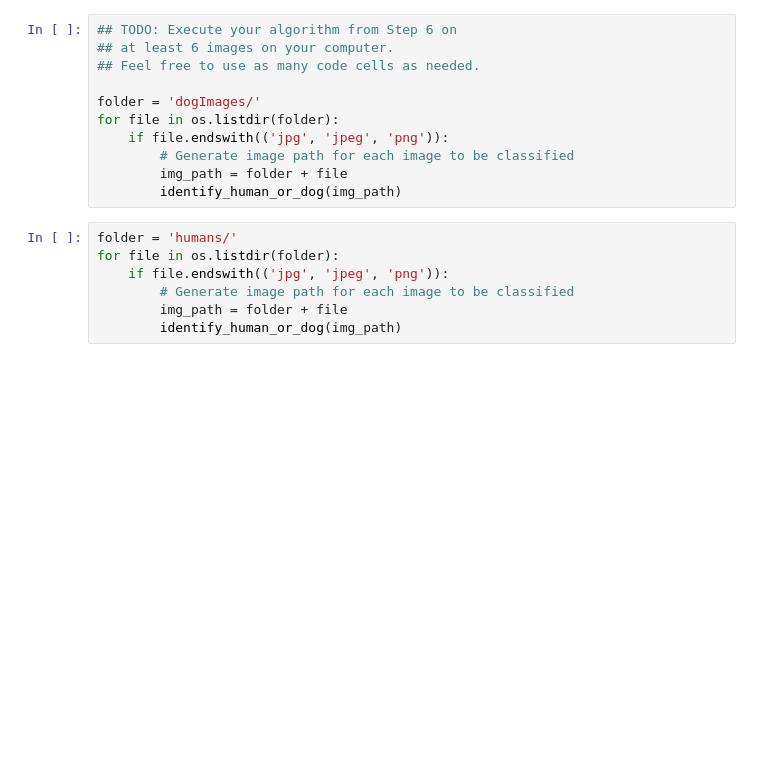
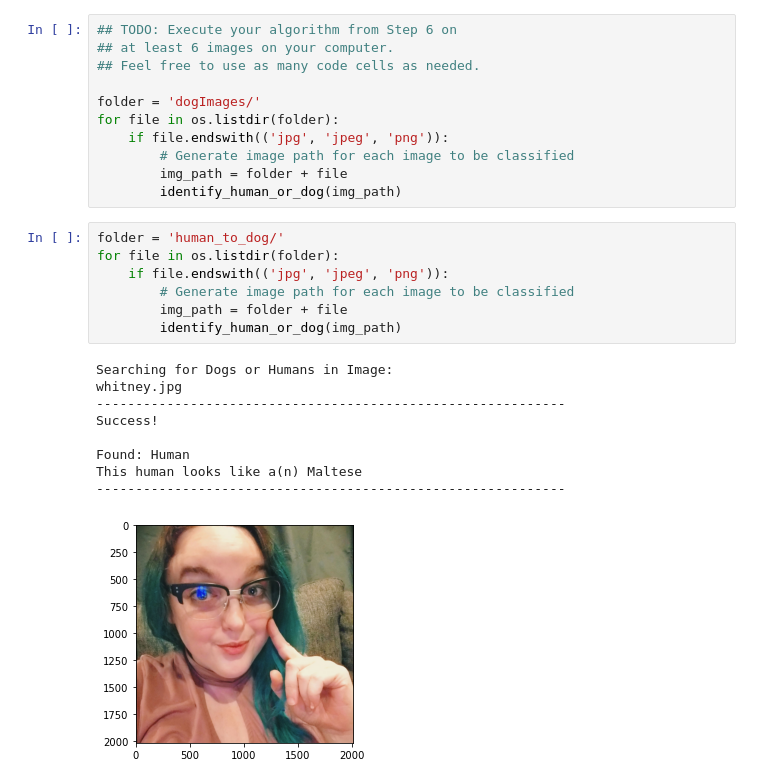
Before and after one commit to WhitneyOnTheWeb/JupyterNotebooks, a Jupyter notebook: Machine Learning/DogClassifier/dog_app.ipynb, the cells around one changed output. Cells and saved outputs as stored; diff of their text form; blank space fills up the shorter version.

```diff
--- a/Machine Learning/DogClassifier/dog_app.ipynb
+++ b/Machine Learning/DogClassifier/dog_app.ipynb
@@ -846,9 +917,19 @@ for file in os.listdir(folder):
         img_path = folder + file
         identify_human_or_dog(img_path)
 # %%
-folder = 'humans/'
+folder = 'human_to_dog/'
 for file in os.listdir(folder):
     if file.endswith(('jpg', 'jpeg', 'png')):
         # Generate image path for each image to be classified
         img_path = folder + file
         identify_human_or_dog(img_path)
+# %% [output]
+Searching for Dogs or Humans in Image:
+whitney.jpg
+------------------------------------------------------------
+Success!
+
+Found: Human
+This human looks like a(n) Maltese
+------------------------------------------------------------
+[figure, added]
```
Also changed, not shown: parts of 15 cells of this notebook, 3 other files.
